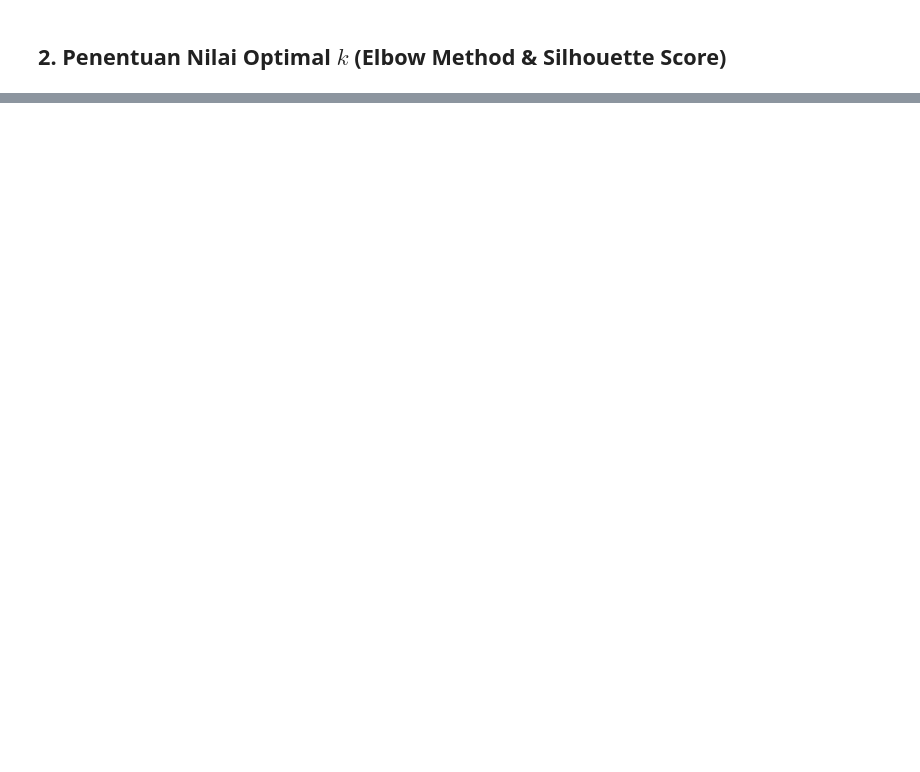
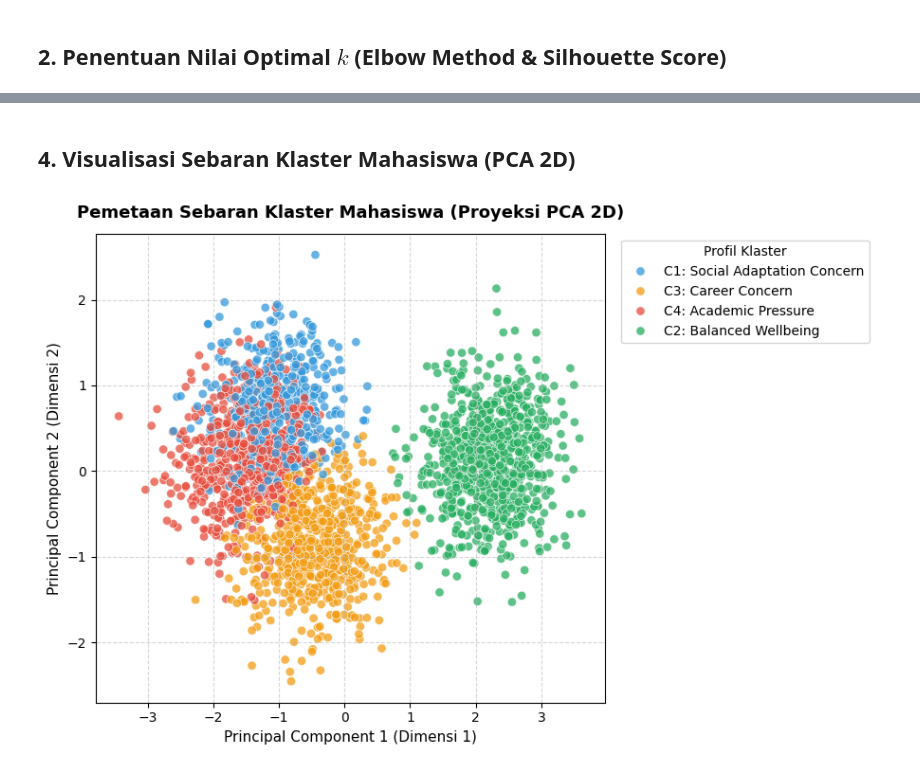
Before and after one commit to ardanrizky/Nadi-Kampus-, a Jupyter notebook: notebooks/01_eda_and_kmeans_clustering.ipynb, the cells around one changed output, grey strips where cells are left out. Saved outputs shown, nothing was run; the diff lists cells and outputs as text; code cells hidden in the pictures; blank space fills up the shorter version.

```diff
--- a/notebooks/01_eda_and_kmeans_clustering.ipynb
+++ b/notebooks/01_eda_and_kmeans_clustering.ipynb
@@ -50,7 +90,16 @@ pca_coords = pca.fit_transform(X_scaled)
 df['pca_dim1'] = pca_coords[:, 0]
 df['pca_dim2'] = pca_coords[:, 1]
 
-# Ekspor hasil centroid
-centroids = pd.DataFrame(scaler.inverse_transform(kmeans.cluster_centers_), columns=features)
-centroids['Cluster'] = ['C1: Academic Pressure', 'C2: Career Concern', 'C3: Social Adaptation', 'C4: Balanced Wellbeing']
-centroids
+# Pemetaan profil klaster berdasarkan karakteristik dominan
+cluster_names = {
+    0: 'C1: Social Adaptation Concern',
+    1: 'C2: Balanced Wellbeing',
+    2: 'C3: Career Concern',
+    3: 'C4: Academic Pressure'
+}
+df['cluster_label'] = df['cluster_kmeans'].map(cluster_names)
+
+cluster_summary = df.groupby('cluster_label')[features].mean().round(2)
+cluster_summary['Jumlah Mahasiswa'] = df['cluster_label'].value_counts()
+cluster_summary['Persentase'] = (df['cluster_label'].value_counts(normalize=True) * 100).round(1).astype(str) + '%'
+cluster_summary.loc[['C4: Academic Pressure', 'C3: Career Concern', 'C1: Social Adaptation Concern', 'C2: Balanced Wellbeing']]
@@ -56,0 +113,28 @@ centroids
+# %% [markdown]
+## 4. Visualisasi Sebaran Klaster Mahasiswa (PCA 2D)
+# %%
+plt.figure(figsize=(9, 6))
+palette = {
+    'C4: Academic Pressure': '#e74c3c',
+    'C3: Career Concern': '#f39c12',
+    'C1: Social Adaptation Concern': '#3498db',
+    'C2: Balanced Wellbeing': '#27ae60'
+}
+sns.scatterplot(
+    data=df,
+    x='pca_dim1',
+    y='pca_dim2',
+    hue='cluster_label',
+    palette=palette,
+    alpha=0.75,
+    s=45
+)
+plt.title('Pemetaan Sebaran Klaster Mahasiswa (Proyeksi PCA 2D)', fontsize=13, fontweight='bold', pad=12)
+plt.xlabel('Principal Component 1 (Dimensi 1)', fontsize=11)
+plt.ylabel('Principal Component 2 (Dimensi 2)', fontsize=11)
+plt.legend(title='Profil Klaster', bbox_to_anchor=(1.02, 1), loc='upper left')
+plt.grid(True, linestyle='--', alpha=0.5)
+plt.tight_layout()
+plt.show()
+# %% [output]
+[figure, added]
```
Also changed, not shown: parts of 8 cells of this notebook.
